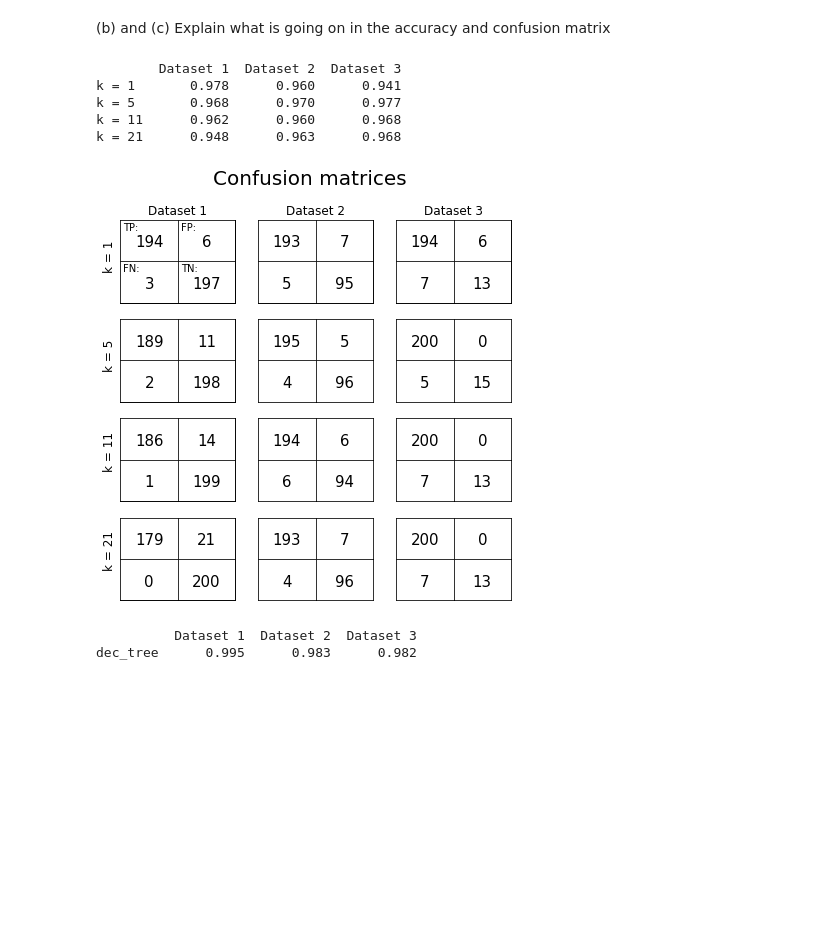
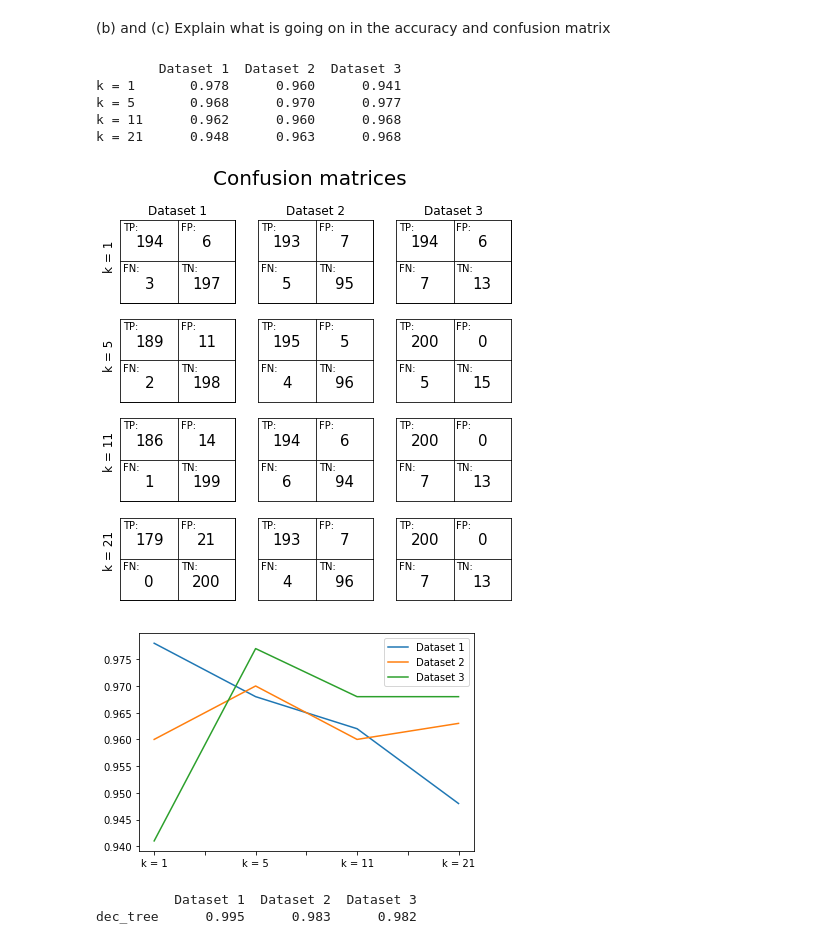
Before and after one commit to SimonJasansky/data_mining, a Jupyter notebook: assignment_2.ipynb, the cells around one changed output. Saved outputs shown, nothing was run; the diff lists cells and outputs as text; code cells hidden in the pictures; blank space fills up the shorter version.

Commit message:
Added code for assignment 1.2 and 1.3. Generalized the functions producing the classification and the confusion matrices.

```diff
--- a/assignment_2.ipynb
+++ b/assignment_2.ipynb
@@ -39,16 +45,18 @@ from sklearn.metrics import confusion_matrix
 from sklearn.metrics import accuracy_score
 from sklearn.tree import DecisionTreeClassifier
 from sklearn.linear_model import LogisticRegression
+from sklearn.naive_bayes import GaussianNB
+from sklearn.svm import SVC
+import copy
 
-# do knn with 10-fold Cross-Validation
+# custom function for knn with 10-fold Cross-Validation
 def custom_knn(datasets, weights):
-
-    #initialize data
     accuracy_l = list()
     conf_mat_l = list()
 
     for i in range(0, len(datasets)):
-        X = np.array(datasets[i][["x", "y"]])
+        X_names = [x for x in datasets[i].columns if x != "class"]
+        X = np.array(datasets[i][X_names])
         Y = np.array(datasets[i]["class"])
 
         accuracy_temp = list()
@@ -83,32 +91,39 @@ def custom_knn(datasets, weights):
 import matplotlib.gridspec as gridspec
 
 # custom function to plot the confusion matrix
-def custom_confusion_matrix_knn(conf_df):
+def custom_confusion_matrix_knn(conf_df, x_dim, y_dim):
     fig = plt.figure(figsize=(7, 7))
-    outer = gridspec.GridSpec(4, 3, wspace=0.2, hspace=0.2)
+    outer = gridspec.GridSpec(y_dim, x_dim, wspace=0.2, hspace=0.2)
     fig.suptitle("Confusion matrices", size = "20")
 
-    x_outer = [0,0,0,1,1,1,2,2,2,3,3,3]
-    y_outer = [0,1,2,0,1,2,0,1,2,0,1,2]
+    x_outer = list()
+    for x in range(y_dim):
+        x_outer.append([x]*x_dim)
+    x_outer = list(np.concatenate(x_outer).flat)
+    y_outer = list(range(x_dim)) * y_dim
+
     x_inner = [0,0,1,1]
     y_inner = [0,1,0,1]
 
-    sub_titles_x = ["Dataset 1", "Dataset 2", "Dataset 3"]
+    #construct column names for accuracy and confusion matrix table
+    ds_name = ["Dataset "] * x_dim
+    ds_nr = range(1, x_dim + 1)
+    sub_titles_x = [ds + str(nr) for ds,nr in zip(ds_name, ds_nr)]
     sub_titles_y = ["k = 1", "k = 5", "k = 11", "k = 21"]
     k_count = 0
 
-    for i in range(12):
+    for i in range(x_dim * y_dim):
         inner = gridspec.GridSpecFromSubplotSpec(2, 2,
                                                  subplot_spec=outer[i],
                                                  wspace=0, hspace=0)
-        if i in [0,1,2]:
+        if i in list(range(0, x_dim)):
             ax1 = plt.Subplot(fig, outer[i])
             ax1.set_title(sub_titles_x[i], size = 12)
             ax1.set_xticks([])
             ax1.set_yticks([])
             fig.add_subplot(ax1)
 
-        if i in [0,3,6,9]:
+        if i in list(range(0, 12, x_dim)):
             ax2 = plt.Subplot(fig, outer[i])
             ax2.text(-0.15, 0.4, sub_titles_y[k_count],
                      rotation = 90, size = 12)
@@ -159,20 +175,24 @@ Explain what is going on in the accuracy and confusion matrix
 # %%
 # (d)
 # do knn with 10-fold Cross-Validation
 output = custom_knn(exp1, "distance")
-accuracy_df = output[0]
-conf_mat_df = output[1]
+accuracy_df_knn_distance = output[0]
+conf_mat_df_knn_distance = output[1]
 
-print(accuracy_df)
-custom_confusion_matrix_knn(conf_mat_df)
+print(accuracy_df_knn_distance)
+custom_confusion_matrix_knn(conf_mat_df_knn_distance, 3, 4)
 plt.show()
+
+accuracy_df_knn_distance.plot()
+plt.show()
 # %% [output]
         Dataset 1  Dataset 2  Dataset 3
 k = 1       0.978      0.960      0.941
 k = 5       0.968      0.970      0.977
 k = 11      0.962      0.960      0.968
 k = 21      0.948      0.963      0.968
-[figure, old version]
+[figure, new version]
+[figure, added]
 # %%
 # (e)
 def custom_classification(datasets, method):
```
Also changed, not shown: parts of 21 cells of this notebook.
